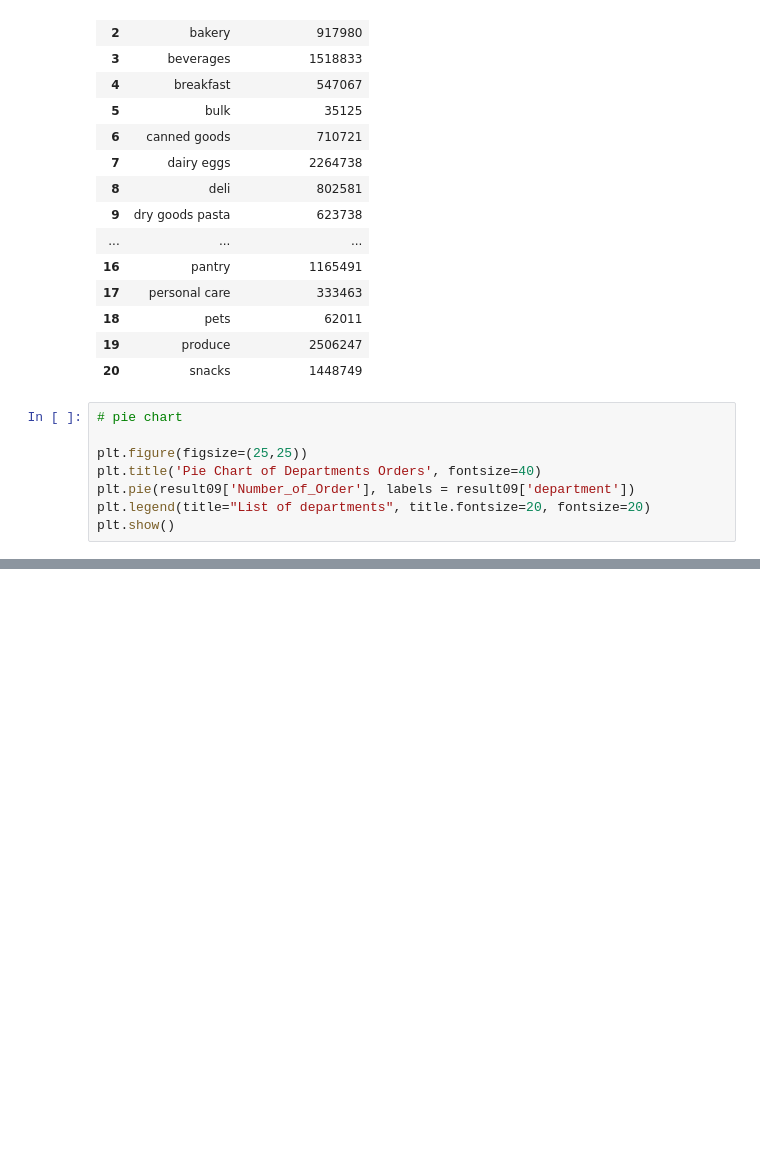
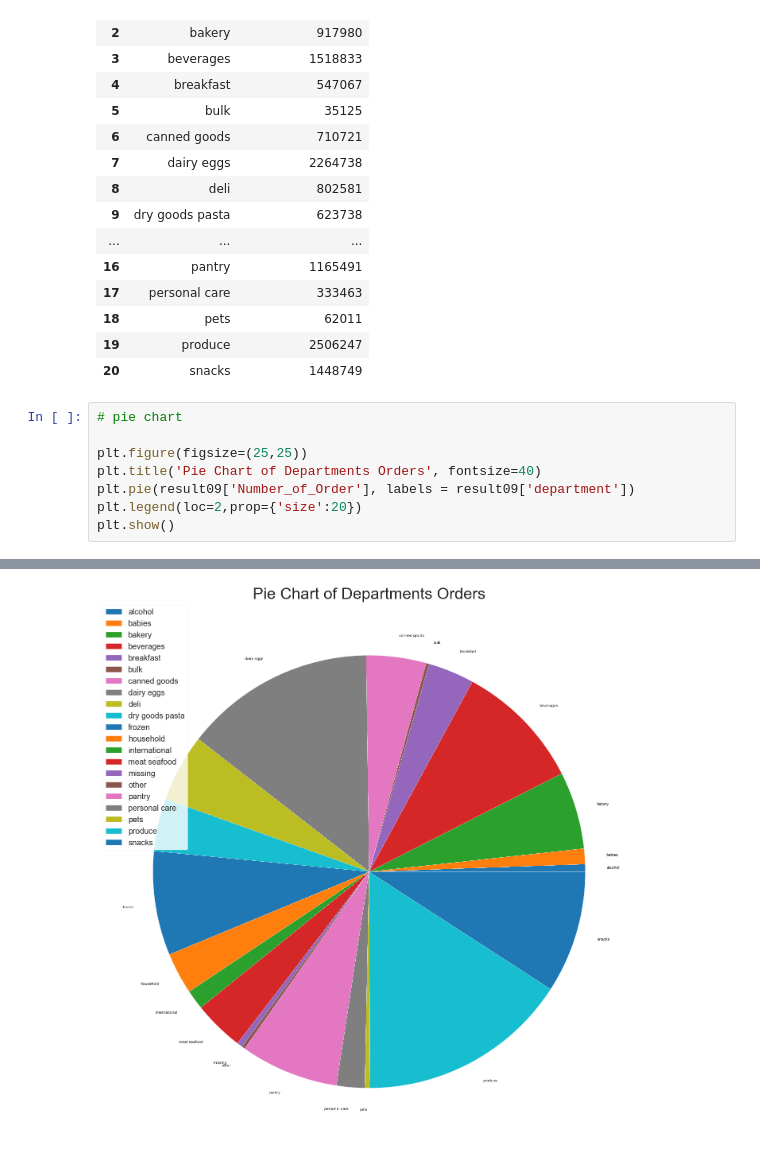
Before and after one commit to SebastienW71/customerAnalysis, a Jupyter notebook: Customer_Analysis_Business_Question.ipynb, the cells around one changed output, grey strips where cells are left out. Drawn from its saved outputs; the diff is of its cells as text; blank space fills up the shorter version.

```diff
--- a/Customer_Analysis_Business_Question.ipynb
+++ b/Customer_Analysis_Business_Question.ipynb
@@ -267,6 +267,6 @@ result09
 plt.figure(figsize=(25,25))
 plt.title('Pie Chart of Departments Orders', fontsize=40)
 plt.pie(result09['Number_of_Order'], labels = result09['department'])
-plt.legend(title="List of departments", title.fontsize=20, fontsize=20)
+plt.legend(loc=2,prop={'size':20})
 plt.show()
 # %% [output]
@@ -273,0 +273 @@ SyntaxError: expression cannot contain assignment, perhaps you meant "=="? (<ipy
+[figure, added]
```
Also changed, not shown: parts of 1 cell of this notebook.
